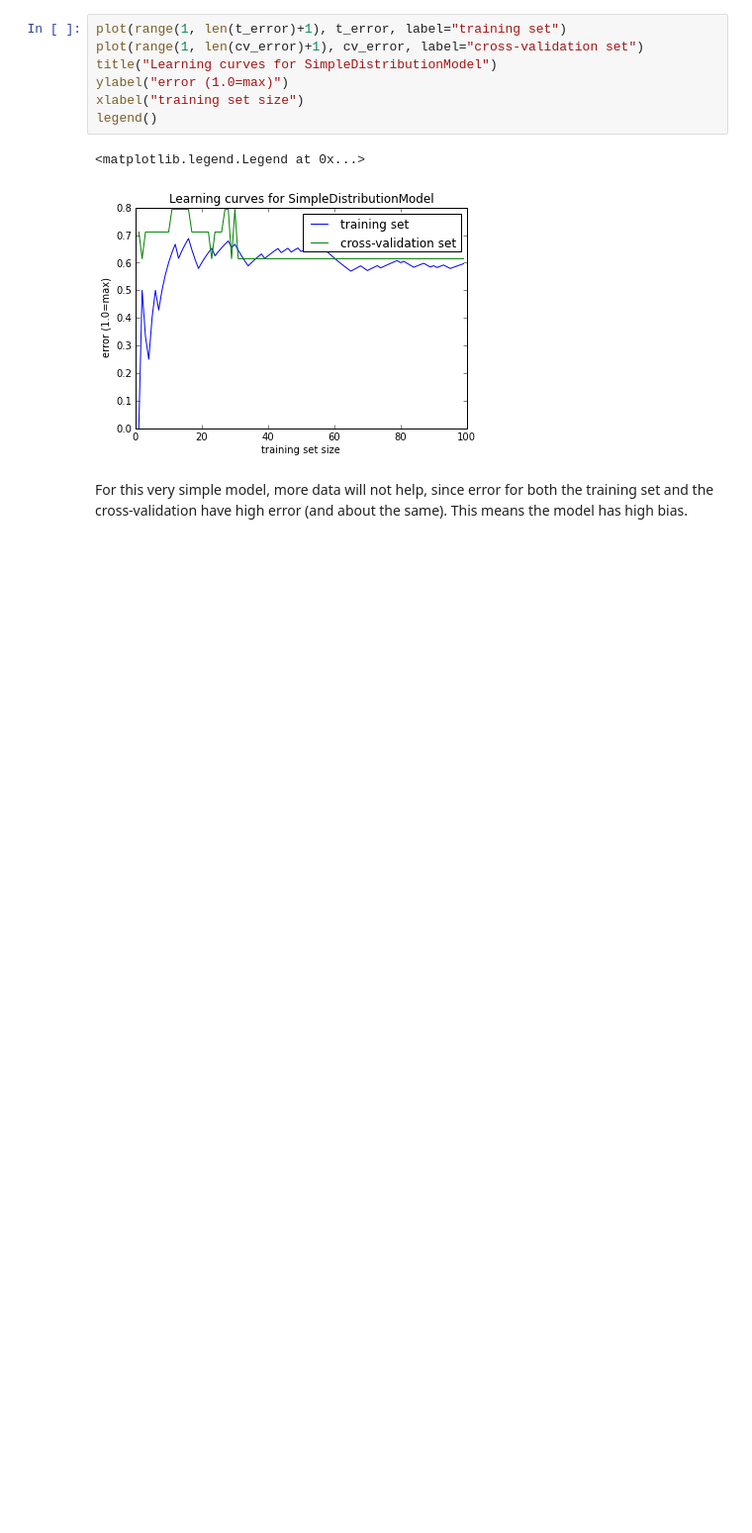
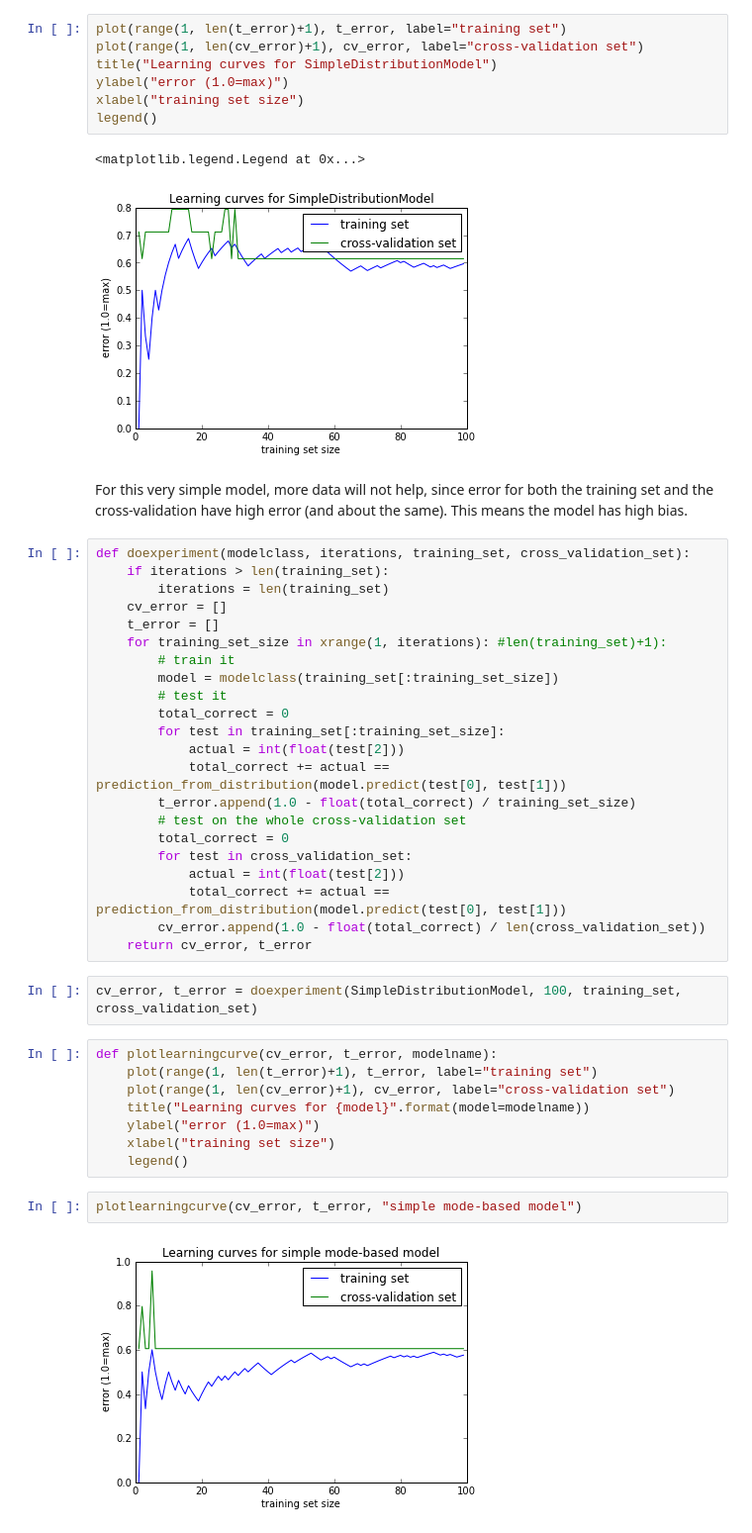
Before and after one commit to tswast/restauraunt-recommender-system, a Jupyter notebook: 2012.09.09-LearningCurves.ipynb, the cells around one changed output. Shown: that part at 99% size. Cells and saved outputs as stored; diff of their text form; blank space fills up the shorter version.

Commit message:
Added functions to test many different models.

```diff
--- a/2012.09.09-LearningCurves.ipynb
+++ b/2012.09.09-LearningCurves.ipynb
@@ -57,3 +57,39 @@ legend()
 [figure]
 # %% [markdown]
 For this very simple model, more data will not help, since error for both the training set and the cross-validation have high error (and about the same). This means the model has high bias.
+# %%
+def doexperiment(modelclass, iterations, training_set, cross_validation_set):
+    if iterations > len(training_set):
+        iterations = len(training_set)
+    cv_error = []
+    t_error = []
+    for training_set_size in xrange(1, iterations): #len(training_set)+1):
+        # train it
+        model = modelclass(training_set[:training_set_size])
+        # test it
+        total_correct = 0
+        for test in training_set[:training_set_size]:
+            actual = int(float(test[2]))
+            total_correct += actual == prediction_from_distribution(model.predict(test[0], test[1]))
+        t_error.append(1.0 - float(total_correct) / training_set_size)
+        # test on the whole cross-validation set
+        total_correct = 0
+        for test in cross_validation_set:
+            actual = int(float(test[2]))
+            total_correct += actual == prediction_from_distribution(model.predict(test[0], test[1]))
+        cv_error.append(1.0 - float(total_correct) / len(cross_validation_set))
+    return cv_error, t_error
+# %%
+cv_error, t_error = doexperiment(SimpleDistributionModel, 100, training_set, cross_validation_set)
+# %%
+def plotlearningcurve(cv_error, t_error, modelname):
+    plot(range(1, len(t_error)+1), t_error, label="training set")
+    plot(range(1, len(cv_error)+1), cv_error, label="cross-validation set")
+    title("Learning curves for {model}".format(model=modelname))
+    ylabel("error (1.0=max)")
+    xlabel("training set size")
+    legend()
+# %%
+plotlearningcurve(cv_error, t_error, "simple mode-based model")
+# %% [output]
+[figure, added]
```
